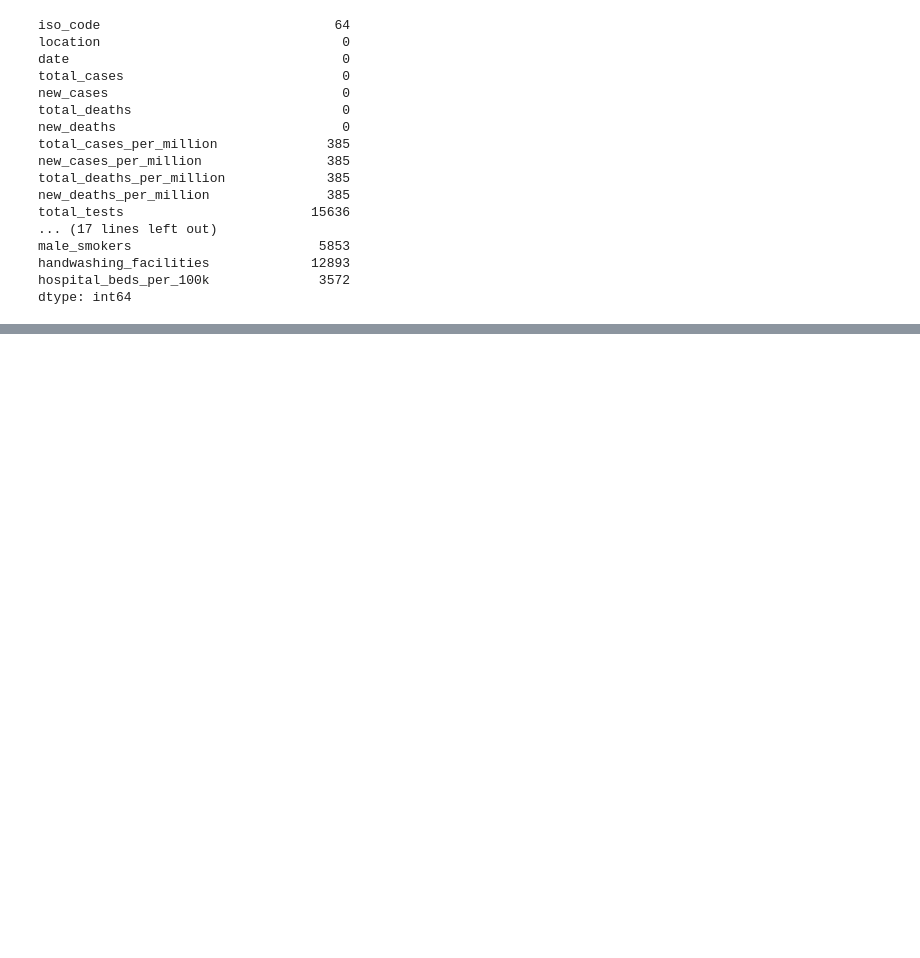
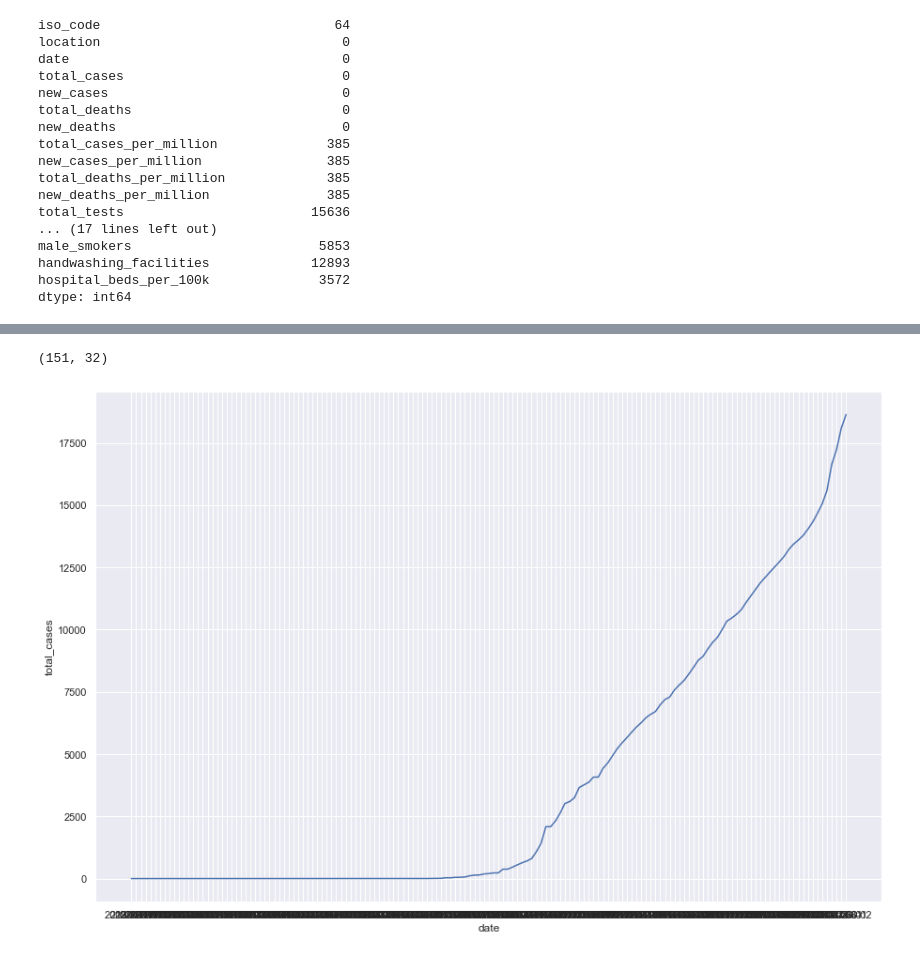
Before and after one commit to AxelAlba/Covid-19-Prediction, a Jupyter notebook: covid.ipynb, the cells around one changed output, grey strips where cells are left out. Saved outputs shown, nothing was run; the diff lists cells and outputs as text; code cells hidden in the pictures; blank space fills up the shorter version.

```diff
--- a/covid.ipynb
+++ b/covid.ipynb
@@ -104,3 +104,7 @@ male_smokers                        5853
 handwashing_facilities             12893
 hospital_beds_per_100k              3572
 dtype: int64
+# %%
+#Getting the cases in the Philippines
+ph_case = covid[covid['location'] == 'Philippines']
+ph_case.head()
@@ -106,0 +129,5 @@ dtype: int64
+# %%
+#To determine how many dates in the philippines has been recorded
+ph_case.shape
+# %% [output]
+(151, 32)
@@ -106,0 +138,6 @@ dtype: int64
+# %%
+#A visualization on the total cases of the philippines as of June. 02, 2020
+sns.lineplot(x= 'date', y = 'total_cases', data = ph_case)
+plt.show()
+# %% [output]
+[figure, added]
```
Also changed, not shown: parts of 14 cells of this notebook.
